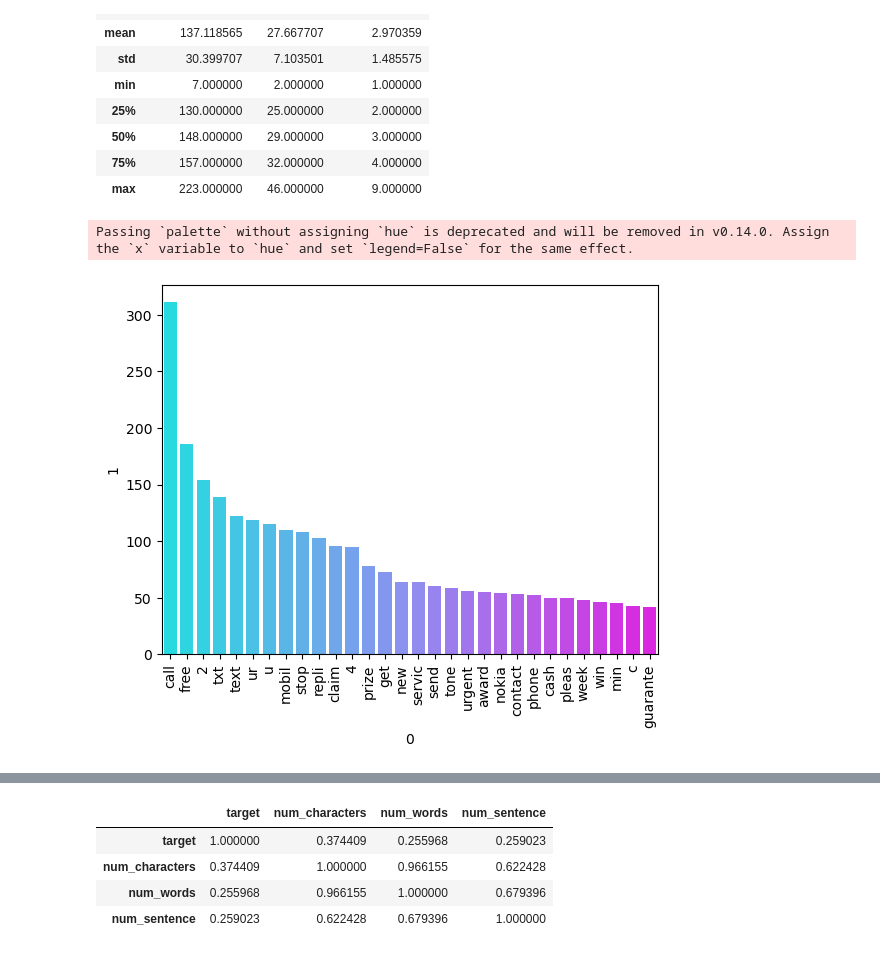
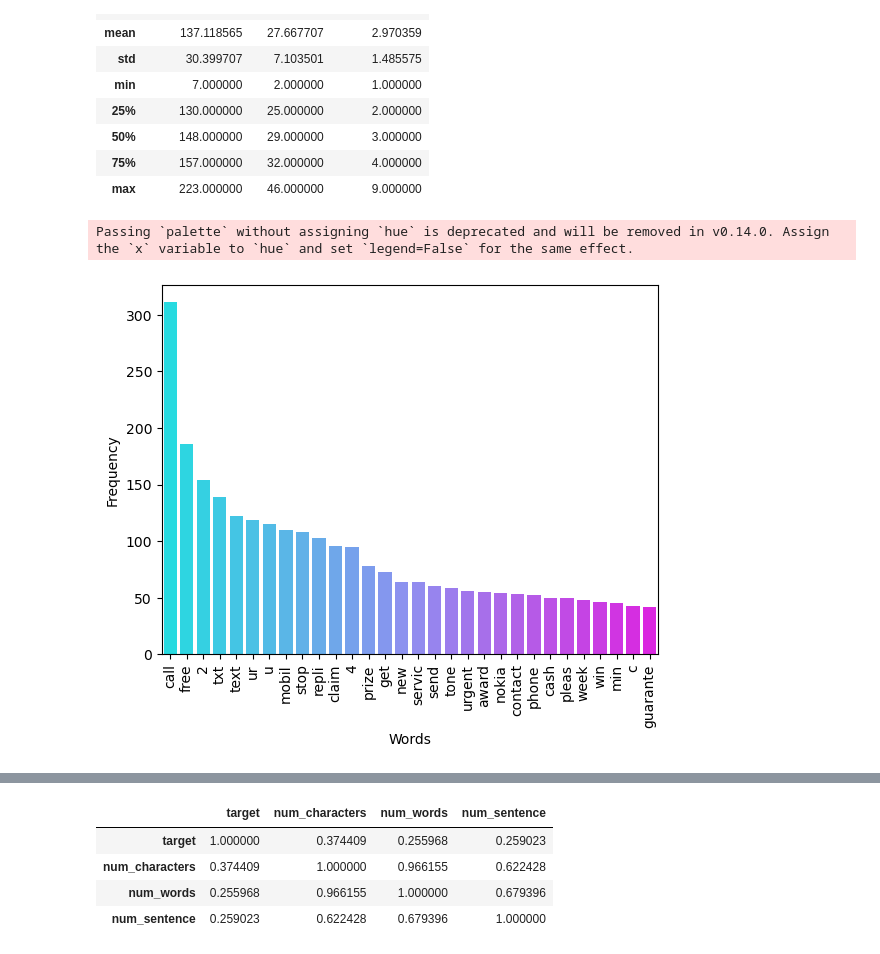
Before and after one commit to pedrocast7/SpamText_Classification_Models_Analysis, a Jupyter notebook: EDA_dataset.ipynb, the cells around one changed output, grey strips where cells are left out. Saved outputs shown, nothing was run; the diff lists cells and outputs as text; code cells hidden in the pictures.

Commit message:
:bug: fix(main): fixing functions on utils and better visualization on plots

```diff
--- a/EDA_dataset.ipynb
+++ b/EDA_dataset.ipynb
@@ -300,26 +308,23 @@ fig.show()
 #preprocessing data using created function transform_text (remove punctuation, special characters, stopwords and steammer data, tokenize)
 df['transformed_text'] = df['text'].apply(utils.transform_text)
 # %%
-#finding the 30 most used words in spam data
-
-
-
+#finding the 30 most used words in spam data (class 1)
 
 spam_carpos = []
 for sentence in df[df['target'] == 1]['transformed_text'].tolist():
     for word in sentence.split():
         spam_carpos.append(word)
 
 
 from collections import Counter
-filter_df = pd.DataFrame(Counter(spam_carpos).most_common(30))
+filter_df = pd.DataFrame(Counter(spam_carpos).most_common(30), columns=['Words', 'Frequency'])
 
 
-sns.barplot(data = filter_df, x = filter_df[0], y = filter_df[1], palette = 'cool')
+sns.barplot(data = filter_df, x = 'Words', y = 'Frequency', palette = 'cool')
 plt.xticks(rotation = 90)
 plt.show()
 # %% [output]
 Passing `palette` without assigning `hue` is deprecated and will be removed in v0.14.0. Assign the `x` variable to `hue` and set `legend=False` for the same effect.
-[figure, old version]
+[figure, new version]
 # %%
 
```
Also changed, not shown: parts of 7 cells of this notebook, 1 other file.
